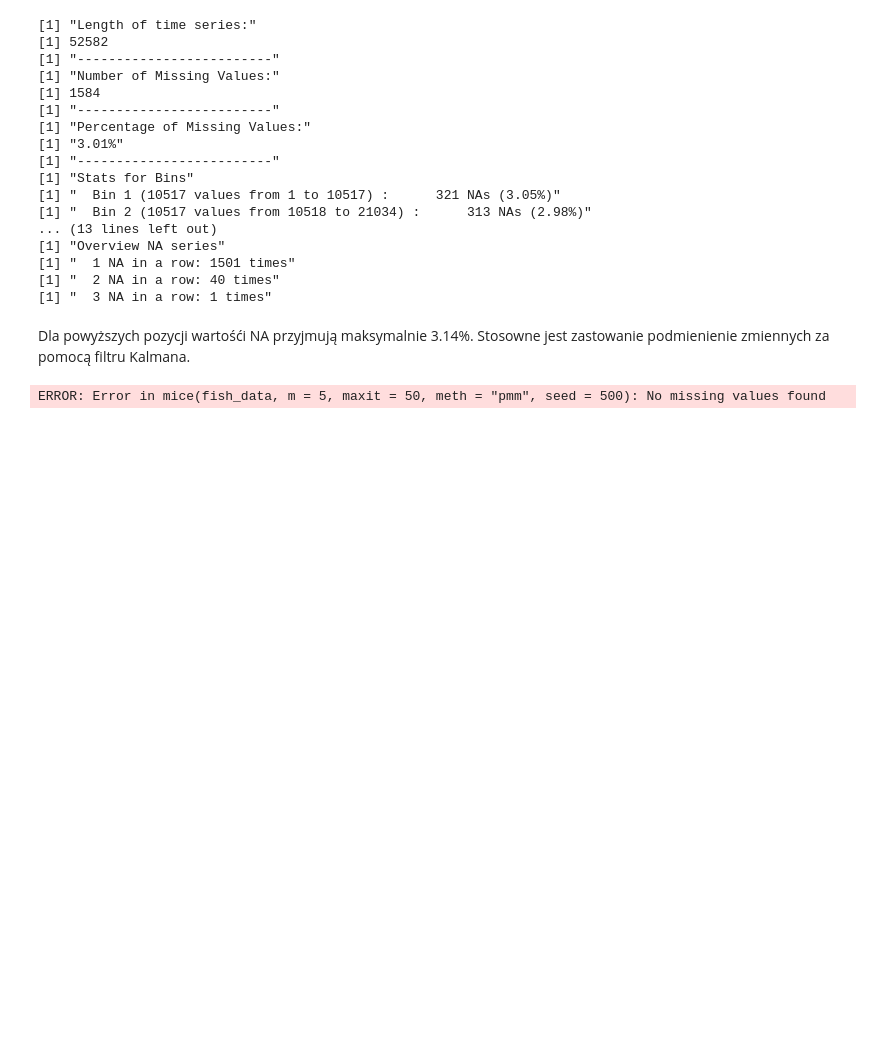
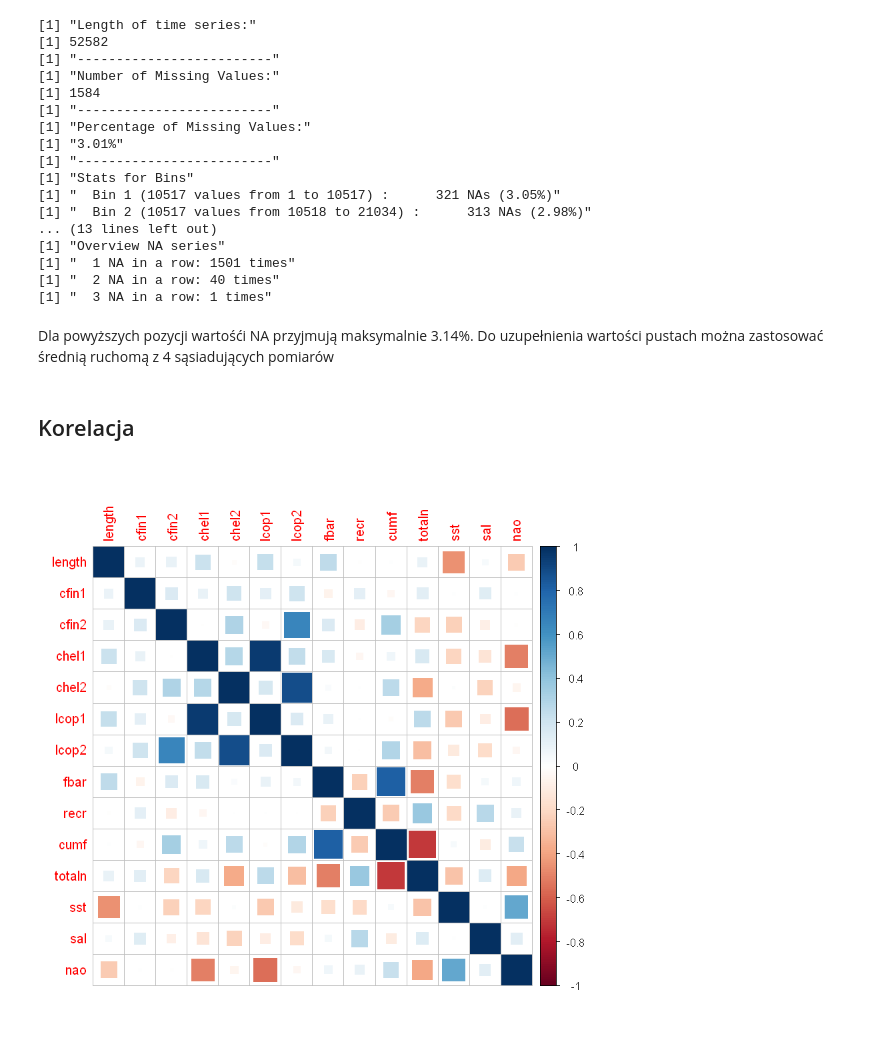
Before and after one commit to wendiego/projekt_sledz.github.io, a Jupyter notebook: harring_project.ipynb, the cells around one changed output. Drawn from its saved outputs; the diff is of its cells as text; code cells hidden in the pictures; blank space fills up the shorter version.

```diff
--- a/harring_project.ipynb
+++ b/harring_project.ipynb
@@ -299,17 +352,19 @@ statsNA(fish_data$sst, bins = 5)
 [1] "  2 NA in a row: 40 times"
 [1] "  3 NA in a row: 1 times"
 # %% [markdown]
-Dla powyższych pozycji wartośći NA przyjmują maksymalnie 3.14%. Stosowne jest zastowanie podmienienie zmiennych za pomocą filtru Kalmana.
+Dla powyższych pozycji wartośći NA przyjmują maksymalnie 3.14%. Do uzupełnienia wartości pustach można zastosować średnią ruchomą z 4 sąsiadujących pomiarów
 # %%
-fish_data$cfin1 <- na.kalman(fish_data$cfin1)
-fish_data$cfin2 <- na.kalman(fish_data$cfin2)
-fish_data$chel1 <- na.kalman(fish_data$chel1)
-fish_data$chel2 <- na.kalman(fish_data$chel2)
-fish_data$lcop1 <- na.kalman(fish_data$lcop1)
-fish_data$lcop2 <- na.kalman(fish_data$lcop2)
-fish_data$sst   <- na.kalman(fish_data$sst)
+fish_data$cfin1 <- na.ma(fish_data$cfin1, k = 4, weighting = "exponential")
+fish_data$cfin2 <- na.ma(fish_data$cfin2, k = 4, weighting = "exponential")
+fish_data$chel1 <- na.ma(fish_data$chel1, k = 4, weighting = "exponential")
+fish_data$chel2 <- na.ma(fish_data$chel2, k = 4, weighting = "exponential")
+fish_data$lcop1 <- na.ma(fish_data$lcop1, k = 4, weighting = "exponential")
+fish_data$lcop2 <- na.ma(fish_data$lcop2, k = 4, weighting = "exponential")
+fish_data$sst   <- na.ma(fish_data$sst, k = 4, weighting = "exponential")
-# %%
-tempData <- mice(fish_data,m=5,maxit=50,meth='pmm',seed=500)
-summary(tempData)
-# %% [output]
-ERROR: Error in mice(fish_data, m = 5, maxit = 50, meth = "pmm", seed = 500): No missing values found
+# %% [markdown]
+## Korelacja  <a name="Korelacja"></a>
+# %%
+Matrix<-cor(fish_data[,-c(1,15)])
+corrplot(Matrix, method="square")
+# %% [output]
+[figure, added]
```
Also changed, not shown: parts of 37 cells of this notebook, 2 other files.
